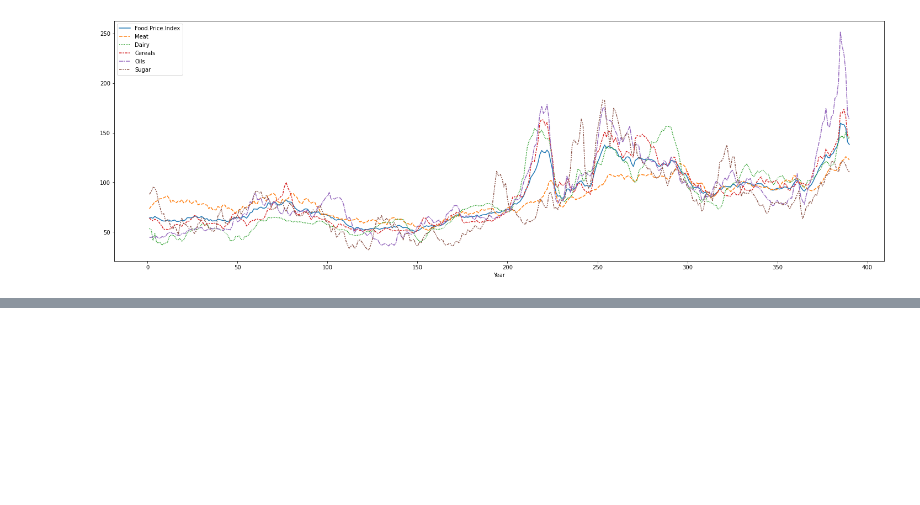
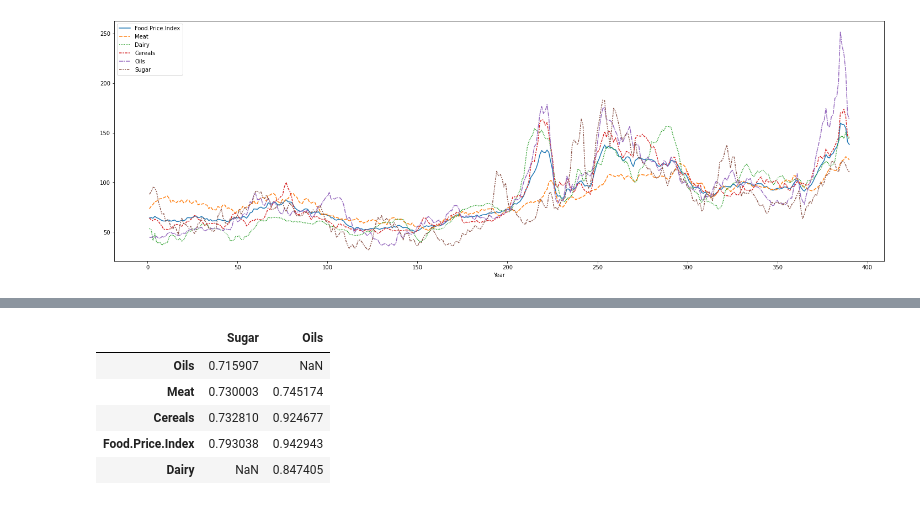
Before and after one commit to mateuszreliga/Global_food_prices, a Jupyter notebook: GFP.ipynb, the cells around one changed output, grey strips where cells are left out. Drawn from its saved outputs; the diff is of its cells as text; code cells hidden in the pictures; blank space fills up the shorter version.

```diff
--- a/GFP.ipynb
+++ b/GFP.ipynb
@@ -90,0 +117,11 @@ plt.show();
+# %%
+table1 = pd.DataFrame(df_corr["Sugar"].sort_values().iloc[1:-1])
+table2 = pd.DataFrame(df_corr["Oils"].sort_values().iloc[1:-1])
+table3 = pd.concat([table1, table2], axis=1)
+# %% [output]
+|  | Sugar | Oils |
+| Oils | 0.715907 | NaN |
+| Meat | 0.730003 | 0.745174 |
+| Cereals | 0.732810 | 0.924677 |
+| Food.Price.Index | 0.793038 | 0.942943 |
+| Dairy | NaN | 0.847405 |
```
Also changed, not shown: parts of 5 cells of this notebook.
